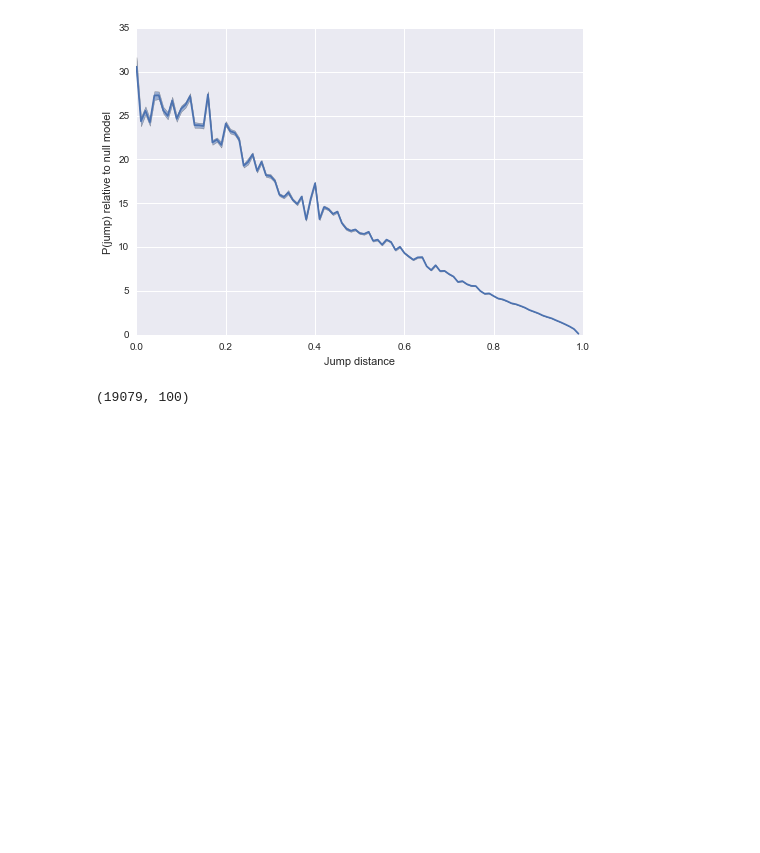
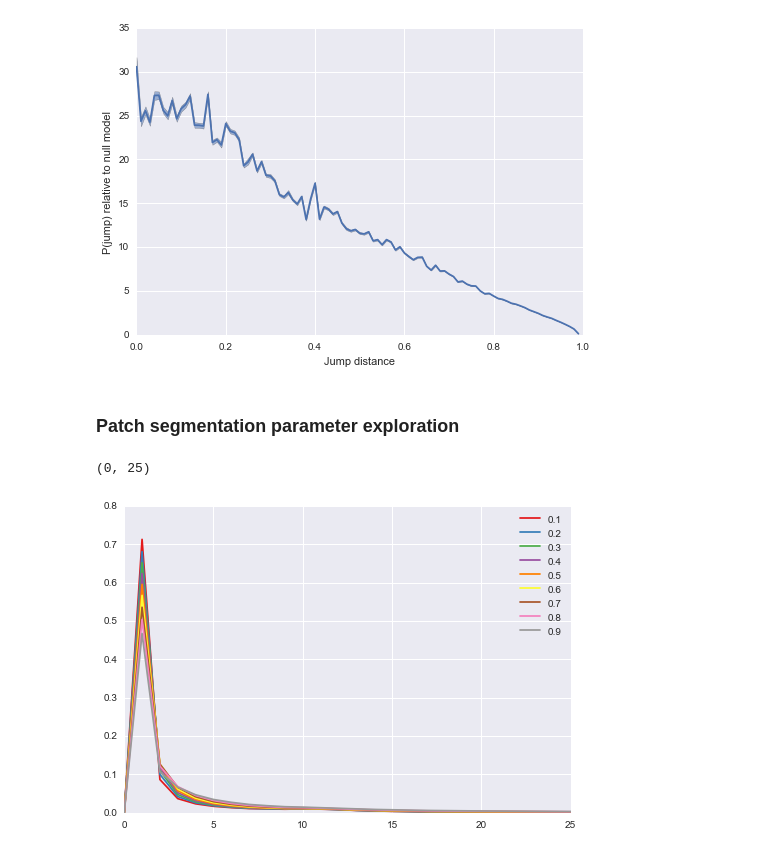
Before and after one commit to jlorince/MusicForaging, a Jupyter notebook: notebooks/result_viz.ipynb, the cells around one changed output. Cells and saved outputs as stored; diff of their text form; code cells hidden in the pictures; blank space fills up the shorter version.

```diff
--- a/notebooks/result_viz.ipynb
+++ b/notebooks/result_viz.ipynb
@@ -52,7 +57,5 @@ ax.set_ylabel('P(jump) relative to null model')
 # %% [output]
 <matplotlib.text.Text at 0x...>
 [figure]
-# %%
-arrmean.shape
-# %% [output]
-(19079, 100)
+# %% [markdown]
+### Patch segmentation parameter exploration
@@ -58,0 +73,21 @@ arrmean.shape
+# %%
+df = pd.read_table('../testData/patch_len_dists_concat',header=None,names=['user','method','dist','mpl','d'])
+# %%
+def grouper(df):
+    result = np.zeros(1000)
+    for d in df['d']:
+        arr = np.array(d.split(','),dtype=int)
+        arr =  arr/float(arr.sum())
+        result += arr
+    return result / len(df)
+
+simple_means = df[df['method']=='simple'].groupby('dist').apply(grouper)
+fig,ax = plt.subplots(1,1)
+colors = seaborn.color_palette('Set1',n_colors=9)
+for i,(dist,d) in enumerate(simple_means.iteritems()):
+    ax.plot(d,label=dist,c=colors[i])
+ax.legend()
+ax.set_xlim(0,25)
+# %% [output]
+(0, 25)
+[figure, added]
```
Also changed, not shown: parts of 5 cells of this notebook, 8 other files.
